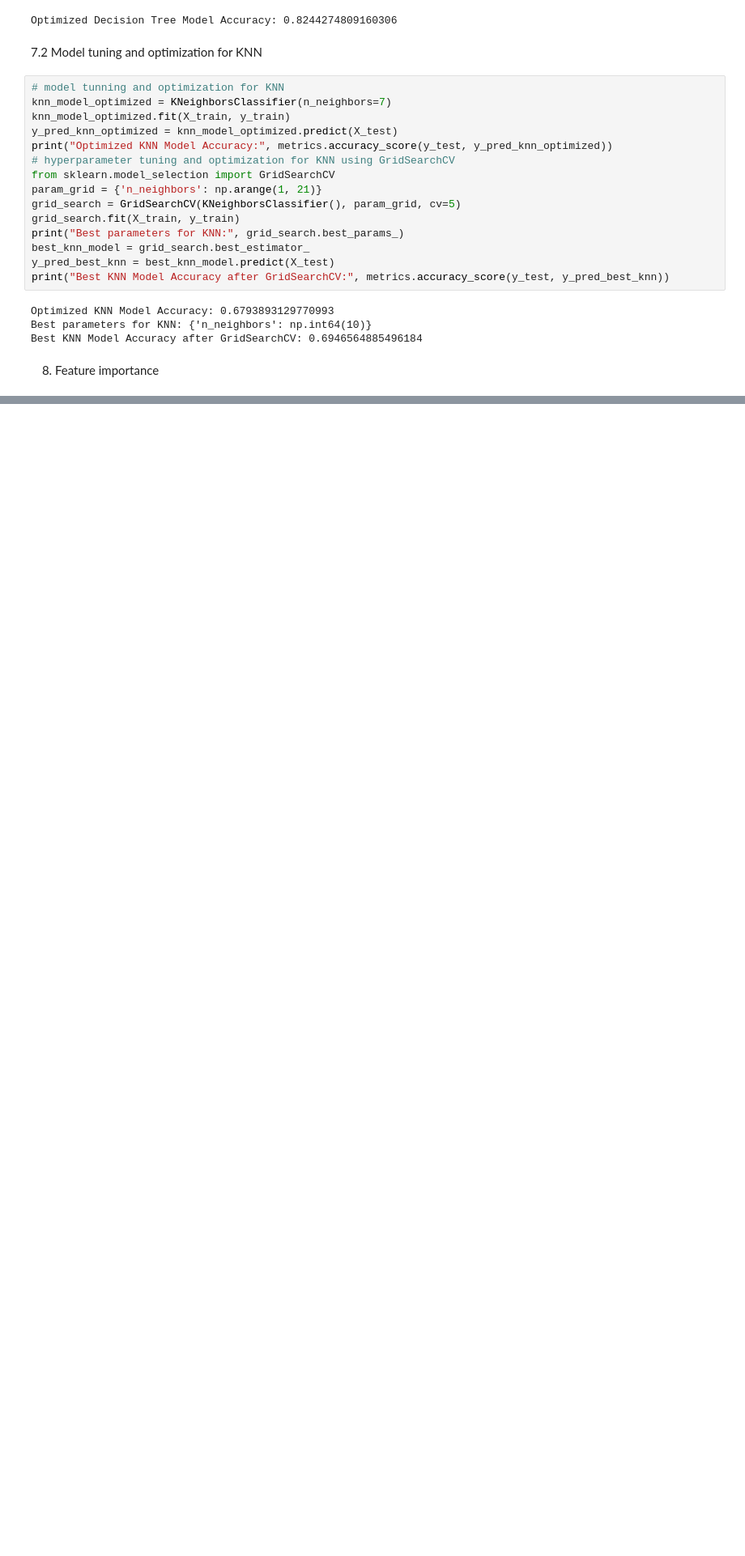
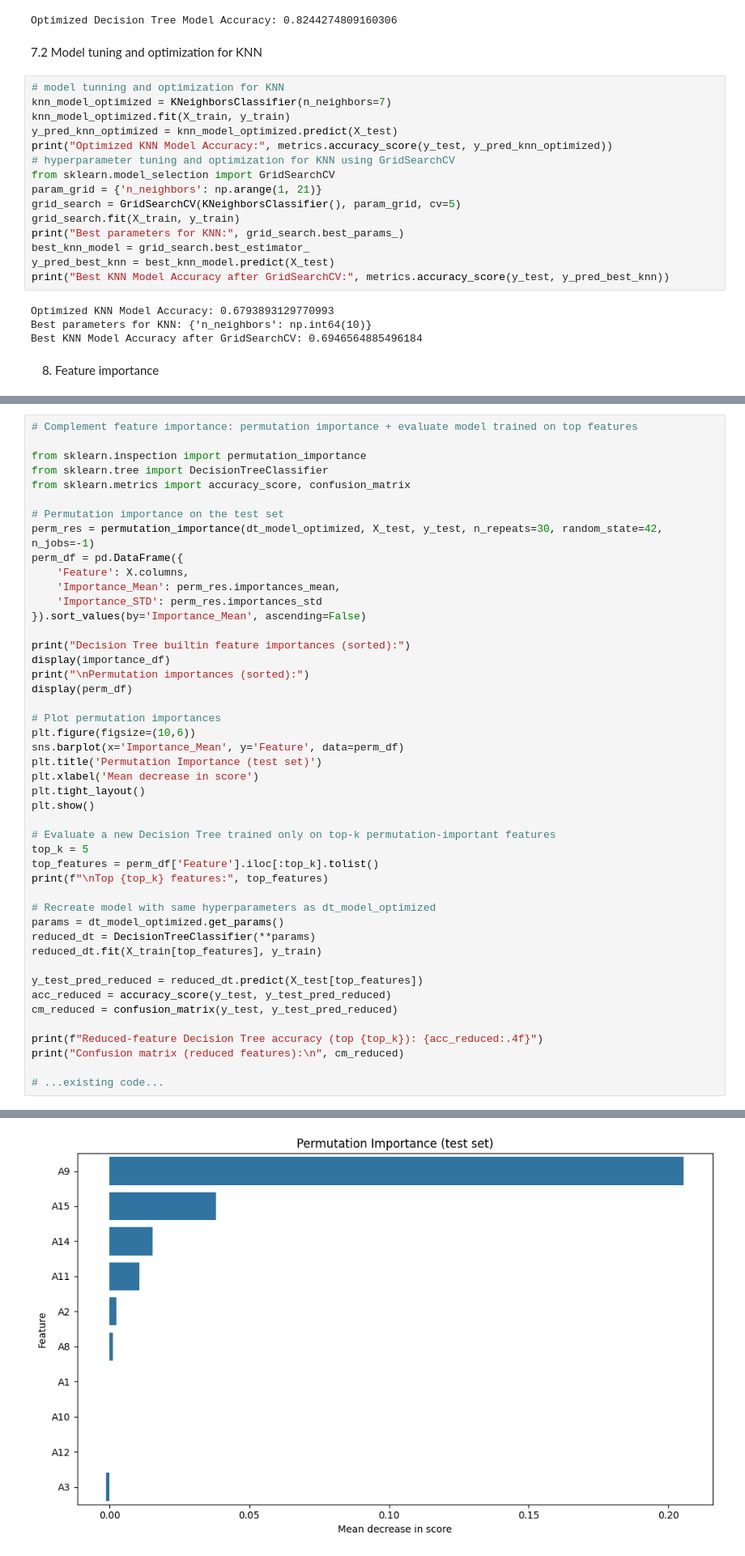
Before and after one commit to Hailegiorgisy/Credit_card_assignment, a Jupyter notebook: credit_card_assignment.ipynb, the cells around one changed output, grey strips where cells are left out. Shown at 81% size. Drawn from its saved outputs; the diff is of its cells as text; blank space fills up the shorter version.

Commit message:
(Saved Edit)Added permutation importance and train a smaller model for top 5 features

```diff
--- a/credit_card_assignment.ipynb
+++ b/credit_card_assignment.ipynb
@@ -167,3 +167,50 @@ plt.title('Feature Importance from Decision Tree')
 plt.show()
 # %% [output]
 [figure]
+# %%
+# Complement feature importance: permutation importance + evaluate model trained on top features
+
+from sklearn.inspection import permutation_importance
+from sklearn.tree import DecisionTreeClassifier
+from sklearn.metrics import accuracy_score, confusion_matrix
+
+# Permutation importance on the test set
+perm_res = permutation_importance(dt_model_optimized, X_test, y_test, n_repeats=30, random_state=42, n_jobs=-1)
+perm_df = pd.DataFrame({
+    'Feature': X.columns,
+    'Importance_Mean': perm_res.importances_mean,
+    'Importance_STD': perm_res.importances_std
+}).sort_values(by='Importance_Mean', ascending=False)
+
+print("Decision Tree builtin feature importances (sorted):")
+display(importance_df)
+print("\nPermutation importances (sorted):")
+display(perm_df)
+
+# Plot permutation importances
+plt.figure(figsize=(10,6))
+sns.barplot(x='Importance_Mean', y='Feature', data=perm_df)
+plt.title('Permutation Importance (test set)')
+plt.xlabel('Mean decrease in score')
+plt.tight_layout()
+plt.show()
+
+# Evaluate a new Decision Tree trained only on top-k permutation-important features
+top_k = 5
+top_features = perm_df['Feature'].iloc[:top_k].tolist()
+print(f"\nTop {top_k} features:", top_features)
+
+# Recreate model with same hyperparameters as dt_model_optimized
+params = dt_model_optimized.get_params()
+reduced_dt = DecisionTreeClassifier(**params)
+reduced_dt.fit(X_train[top_features], y_train)
+
+y_test_pred_reduced = reduced_dt.predict(X_test[top_features])
+acc_reduced = accuracy_score(y_test, y_test_pred_reduced)
+cm_reduced = confusion_matrix(y_test, y_test_pred_reduced)
+
+print(f"Reduced-feature Decision Tree accuracy (top {top_k}): {acc_reduced:.4f}")
+print("Confusion matrix (reduced features):\n", cm_reduced)
+
+# ...existing code...
+# %% [output]
@@ -169,0 +241 @@ plt.show()
+[figure, added]
```
Also changed, not shown: parts of 1 cell of this notebook.
